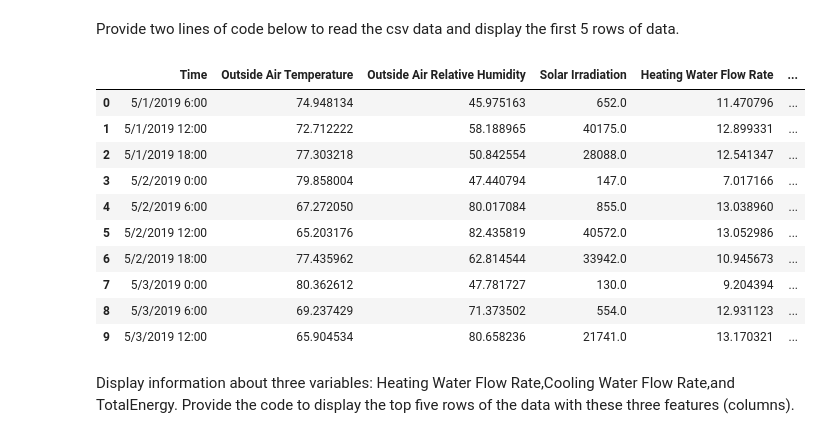
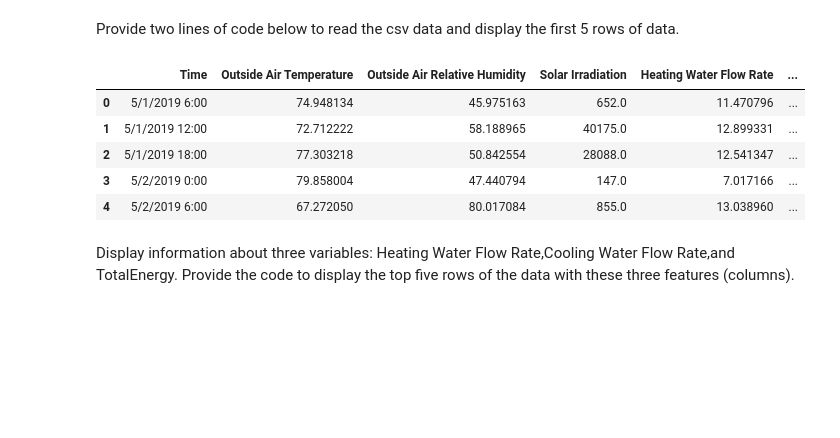
Before and after one commit to ncat-morrow/isen-project-1-team-name, a Jupyter notebook: ISEN_370_Project_1_Assignment.ipynb, the cells around one changed output. Cells and saved outputs as stored; diff of their text form; code cells hidden in the pictures; blank space fills up the shorter version.

```diff
--- a/ISEN_370_Project_1_Assignment.ipynb
+++ b/ISEN_370_Project_1_Assignment.ipynb
@@ -25,19 +25,14 @@ data = pd.read_csv(data_url)
 # %% [markdown]
 Provide two lines of code below to read the csv data and display the first 5 rows of data.
 # %%
-data.head(10)
+data.head(5)
 # %% [output]
 |  | Time | Outside Air Temperature | Outside Air Relative Humidity | Solar Irradiation | Heating Water Flow Rate | ... |
 | 0 | 5/1/2019 6:00 | 74.948134 | 45.975163 | 652.0 | 11.470796 | ... |
 | 1 | 5/1/2019 12:00 | 72.712222 | 58.188965 | 40175.0 | 12.899331 | ... |
 | 2 | 5/1/2019 18:00 | 77.303218 | 50.842554 | 28088.0 | 12.541347 | ... |
 | 3 | 5/2/2019 0:00 | 79.858004 | 47.440794 | 147.0 | 7.017166 | ... |
 | 4 | 5/2/2019 6:00 | 67.272050 | 80.017084 | 855.0 | 13.038960 | ... |
-| 5 | 5/2/2019 12:00 | 65.203176 | 82.435819 | 40572.0 | 13.052986 | ... |
-| 6 | 5/2/2019 18:00 | 77.435962 | 62.814544 | 33942.0 | 10.945673 | ... |
-| 7 | 5/3/2019 0:00 | 80.362612 | 47.781727 | 130.0 | 9.204394 | ... |
-| 8 | 5/3/2019 6:00 | 69.237429 | 71.373502 | 554.0 | 12.931123 | ... |
-| 9 | 5/3/2019 12:00 | 65.904534 | 80.658236 | 21741.0 | 13.170321 | ... |
 # %% [markdown]
 Display information about three variables: Heating Water Flow Rate,Cooling Water Flow Rate,and TotalEnergy.
 Provide the code to display the top five rows of the data with these three features (columns).
```
Also changed, not shown: parts of 17 cells of this notebook.
